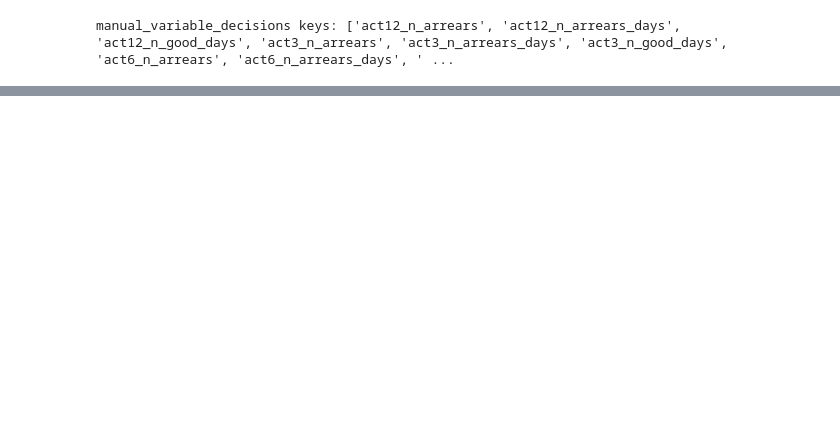
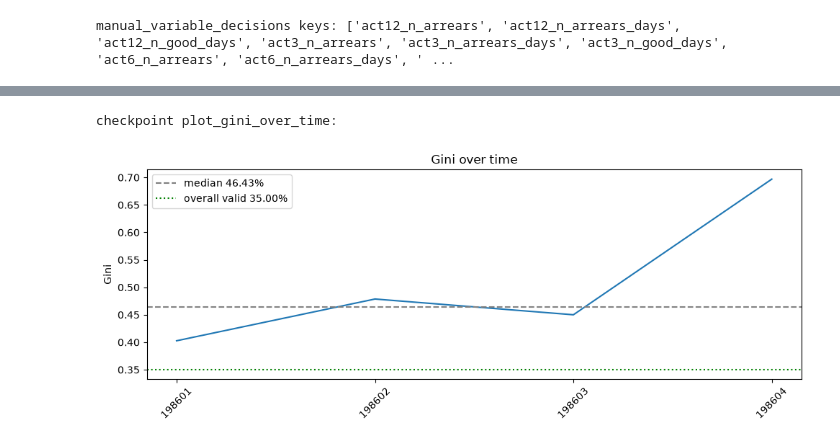
Before and after one commit to giangphuongtran/scorecard-builder, a Jupyter notebook: notebooks/03_scorecard.ipynb, the cells around one changed output, grey strips where cells are left out. Cells and saved outputs as stored; diff of their text form; code cells hidden in the pictures; blank space fills up the shorter version.

```diff
--- a/notebooks/03_scorecard.ipynb
+++ b/notebooks/03_scorecard.ipynb
@@ -2597,7 +2515,12 @@ manual_variable_decisions = {
     "app_char_cars"             :       {"decision": "drop", "note": "no signal"},
     "act_ccss_n_statC"          :       {"decision": "drop", "note": "good C-completer signal but thin high-count bin unstable; keep act_ccss_dueutl / act12_n_arrears"},
     "app_income"                :       {"decision": "drop", "note": "no signal"},
-
+    "act_loaninc"               :       {"decision": "drop", "note": "no signal"},
+    "app_char_city"             :       {"decision": "drop", "note": "no signal"},
+    "act_cins_n_loans_hist"     :       {"decision": "drop", "note": "no signal"},
+    "act_age"                   :       {"decision": "drop", "note": "no signal"},
+    "act_cins_seniority"        :       {"decision": "drop", "note": "no signal"},
+    "act_ccss_seniority"        :       {"decision": "drop", "note": "no signal"},
 }
 
 print(f"manual_variable_decisions keys: {sorted(manual_variable_decisions.keys())}")
@@ -3181,6 +3309,18 @@ def gini_over_time(scored_df, target, time_col="period", score_col="score", min_
 		})
 	return pd.DataFrame(rows).sort_values("period")
 
-# --- checkpoint: gini_over_time ---
-_gt = gini_over_time(scored_with_period, SCORECARD_PARAMS["target"], SCORECARD_PARAMS["time_col"])
-print(f"checkpoint gini_over_time: {len(_gt)} periods")
+# --- checkpoint: gini_over_time (synthetic; does not need §5 scored_with_period) ---
+_rng = np.random.default_rng(1)
+_cp_rows = []
+for p in ["198601", "198602", "198603", "198604"]:
+	n = 40
+	score = _rng.normal(loc=600, scale=40, size=n)
+	p_bad = 1 / (1 + np.exp((score - 600) / 25))
+	y = (_rng.random(n) < p_bad).astype(int)
+	_cp_rows.append(pd.DataFrame({"period": p, "score": score, SCORECARD_PARAMS["target"]: y}))
+_cp_scored_time = pd.concat(_cp_rows, ignore_index=True)
+_cp_gini_time = gini_over_time(
+	_cp_scored_time, SCORECARD_PARAMS["target"], "period", min_n=10
+)
+print(f"checkpoint gini_over_time: {len(_cp_gini_time)} periods")
+display(_cp_gini_time.head())
@@ -3187,25 +3334,28 @@ print(f"checkpoint gini_over_time: {len(_gt)} periods")
 # %%
 def plot_gini_over_time(gini_by_period, overall_gini=None):
 	if gini_by_period.empty:
 		return
 	fig, ax = plt.subplots(figsize=(10, 4))
 	ax.plot(gini_by_period["period"], gini_by_period["gini"])
 	median_g = gini_by_period["gini"].median()
 	ax.axhline(median_g, color="gray", linestyle="--", label=f"median {median_g:.2%}")
 	if overall_gini is not None:
 		ax.axhline(overall_gini, color="green", linestyle=":", label=f"overall valid {overall_gini:.2%}")
 	ax.set_title("Gini over time")
 	ax.set_ylabel("Gini")
 	ax.tick_params(axis="x", rotation=45)
 	ax.legend()
 	plt.tight_layout()
 	plt.show()
 	flagged = gini_by_period[gini_by_period["gini"] < median_g - 0.10]
 	if len(flagged):
 		print("Warning: periods with Gini >10pp below median:")
 		display(flagged)
 
-# --- checkpoint: plot_gini_over_time ---
+# --- checkpoint: plot_gini_over_time (synthetic) ---
 print("checkpoint plot_gini_over_time:")
-plot_gini_over_time(gini_time, overall_gini=model_package["metrics"]["gini_valid"])
+plot_gini_over_time(_cp_gini_time, overall_gini=0.35)
+# %% [output]
+checkpoint plot_gini_over_time:
+[figure, added]
 # %%
```
Also changed, not shown: parts of 45 cells of this notebook, 31 other files.
